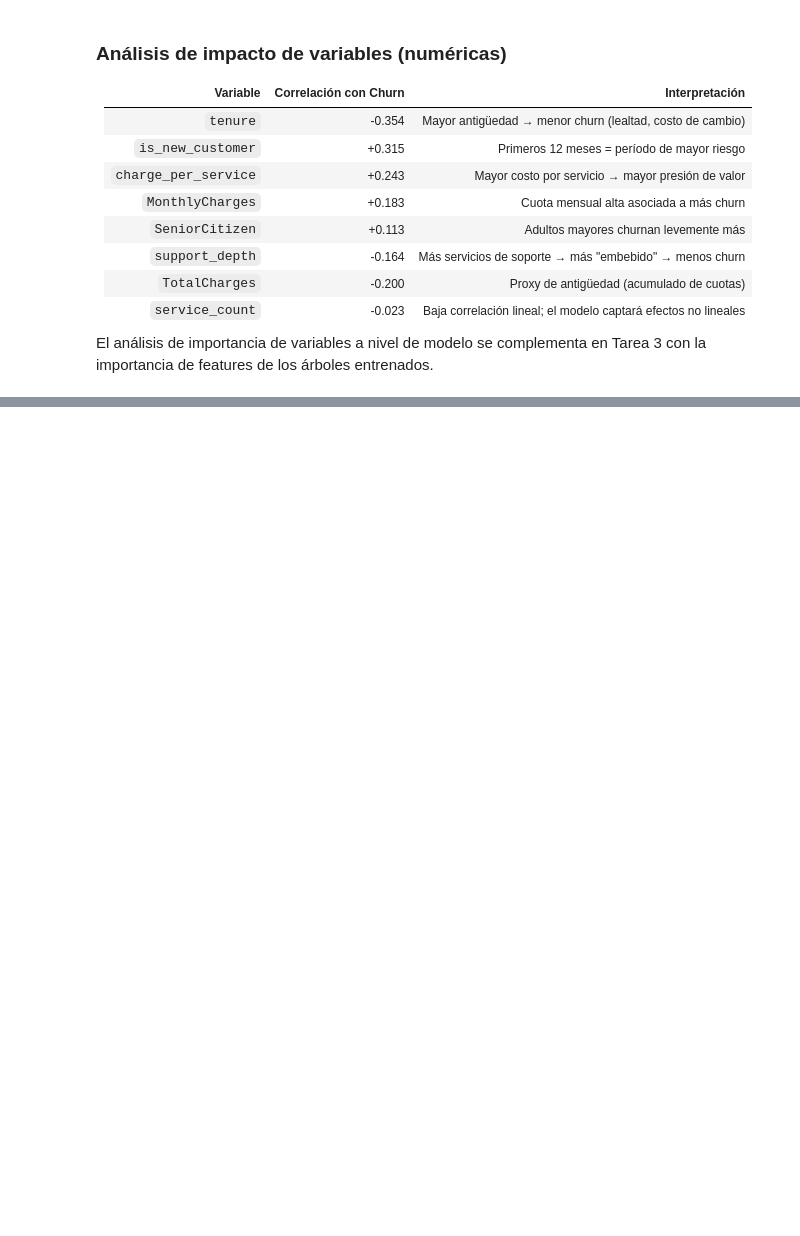
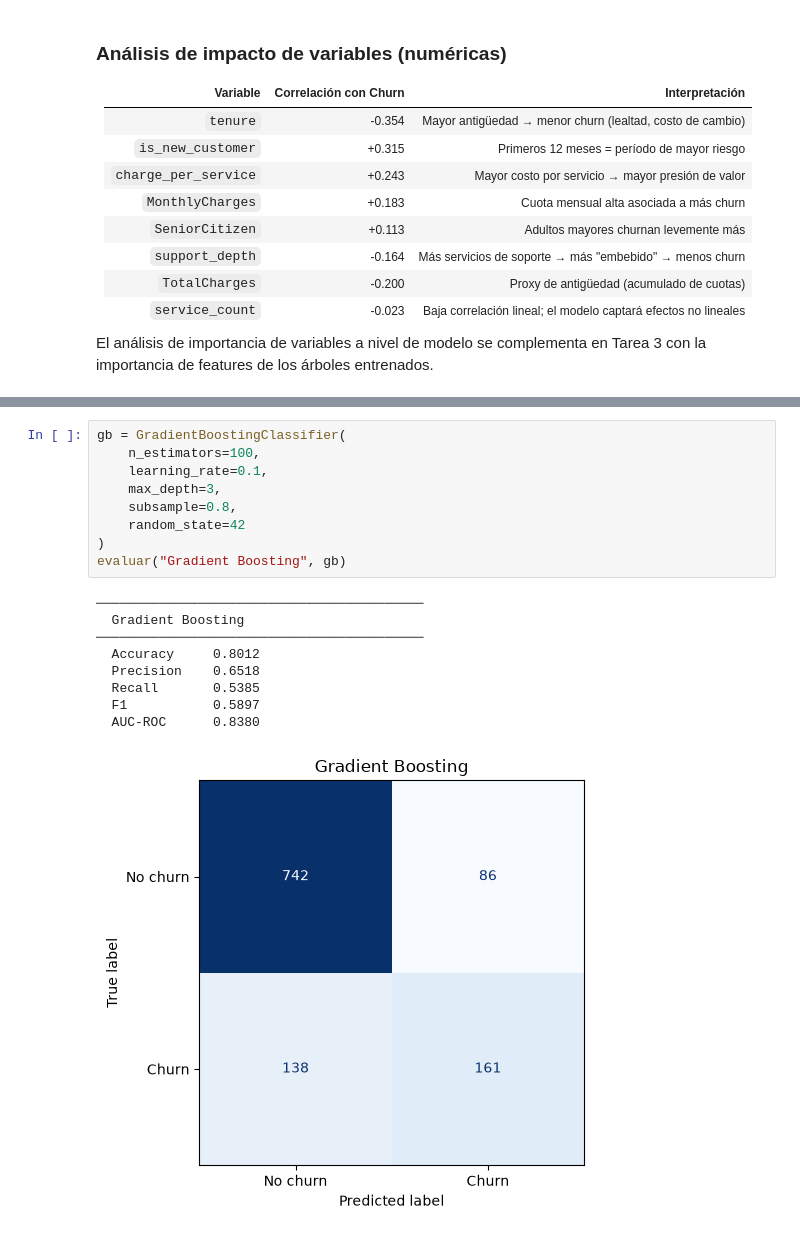
Before and after one commit to Benja726/ml, a Jupyter notebook: churn-obligatorio.ipynb, the cells around one changed output, grey strips where cells are left out. Cells and saved outputs as stored; diff of their text form; blank space fills up the shorter version.

```diff
--- a/churn-obligatorio.ipynb
+++ b/churn-obligatorio.ipynb
@@ -828,0 +937,19 @@ en Tarea 3 con la importancia de features de los árboles entrenados.
+# %%
+gb = GradientBoostingClassifier(
+    n_estimators=100,
+    learning_rate=0.1,
+    max_depth=3,
+    subsample=0.8,
+    random_state=42
+)
+evaluar("Gradient Boosting", gb)
+# %% [output]
+──────────────────────────────────────────
+  Gradient Boosting
+──────────────────────────────────────────
+  Accuracy     0.8012
+  Precision    0.6518
+  Recall       0.5385
+  F1           0.5897
+  AUC-ROC      0.8380
+[figure, added]
```
Also changed, not shown: parts of 16 cells of this notebook, 2 other files.
